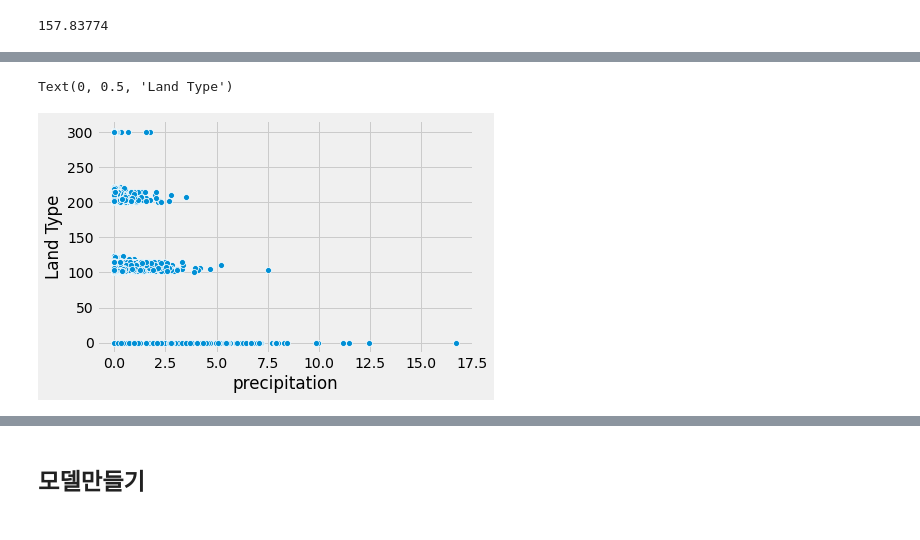
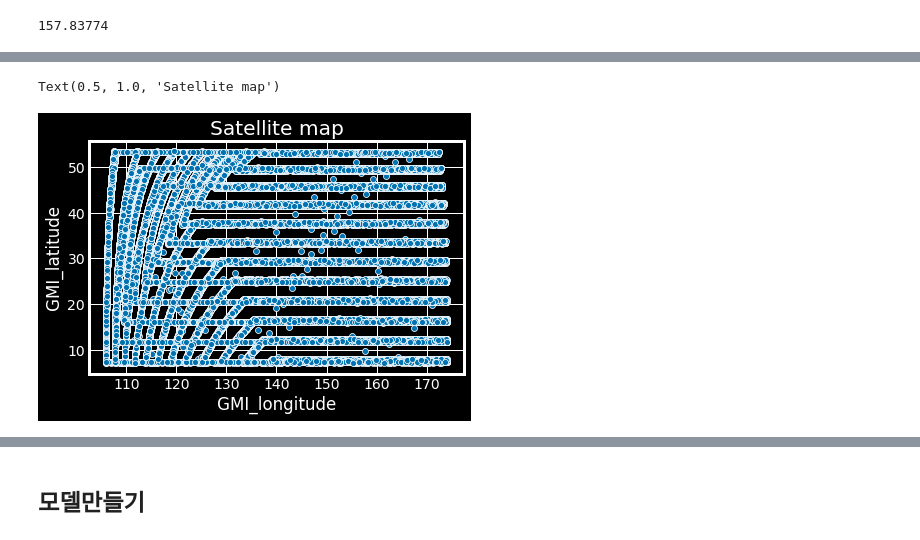
Before and after one commit to deagwon97/dacon-satellite-precipitation, a Jupyter notebook: Dacon_satellite_baseline.ipynb, the cells around one changed output, grey strips where cells are left out. Cells and saved outputs as stored; diff of their text form; code cells hidden in the pictures.

```diff
--- a/Dacon_satellite_baseline.ipynb
+++ b/Dacon_satellite_baseline.ipynb
@@ -83,4 +78,4 @@ image_sample[20,20,10]
 # %% [output]
 157.83774
 # %%
-train_numeric = np.zeros((train.shape[0],3))
+train_numeric = np.zeros((train.shape[0],4))
@@ -87,4 +90,6 @@ train_numeric = np.zeros((train.shape[0],3))
 # %%
 train_numeric[:,0] = train[:,20,20,9] # land type
-train_numeric[:,1] = train[:,20,20,10] # GMI latitude
-train_numeric[:,2] = train[:,20,20,11] # GMI longitude
+train_numeric[:,1] = train[:,20,20,10] # GMI longitude
+train_numeric[:,2] = train[:,20,20,11] # GMI latitude
+train_numeric[:,3] = np.sum(np.sum(train[:,:,:,14],axis = 1), axis = 1)/1600 #precipitation
+train_numeric[train_numeric[:,3]<0,3]= 0## Null값은 모두 0으로 초기화
@@ -105,0 +96,3 @@ sns.distplot(precipitation)
+# %%
+train_numeric = pd.DataFrame(train_numeric)
+train_numeric.columns = ['land_type', 'GMI_longitude', 'GMI_latitude', 'precipitation']
@@ -105,0 +124,23 @@ sns.distplot(precipitation)
+# %%
+plt.style.use('seaborn-colorblind')
+plt.figure(figsize = (15,5))
+
+plt.subplot(1,3,1)
+sns.scatterplot(train_numeric.land_type,train_numeric.precipitation)
+plt.xlabel('precipitation')
+plt.ylabel('Land Type')
+plt.title('land_type(adjusted y-axis)')
+
+plt.subplot(1,3,2)
+sns.scatterplot(train_numeric.GMI_latitude,train_numeric.precipitation)
+plt.xlabel('precipitation')
+plt.ylabel('Land Type')
+plt.title('land_type(adjusted y-axis)')
+
+plt.subplot(1,3,3)
+sns.scatterplot(train_numeric.GMI_longitude,train_numeric.precipitation)
+plt.xlabel('precipitation')
+plt.ylabel('Land Type')
+plt.title('land_type(adjusted y-axis)')
+
+plt.show()
@@ -106,7 +149,8 @@ sns.distplot(precipitation)
 # %%
-sns.scatterplot(precipitation,train_numeric[:,0])
-plt.xlabel('precipitation')
-plt.ylabel('Land Type')
+sns.scatterplot(train_numeric.GMI_longitude,train_numeric.GMI_latitude)
+plt.xlabel('GMI_longitude')
+plt.ylabel('GMI_latitude')
+plt.title('Satellite map')
 # %% [output]
-Text(0, 0.5, 'Land Type')
+Text(0.5, 1.0, 'Satellite map')
-[figure, old version]
+[figure, new version]
```
Also changed, not shown: parts of 27 cells of this notebook.
